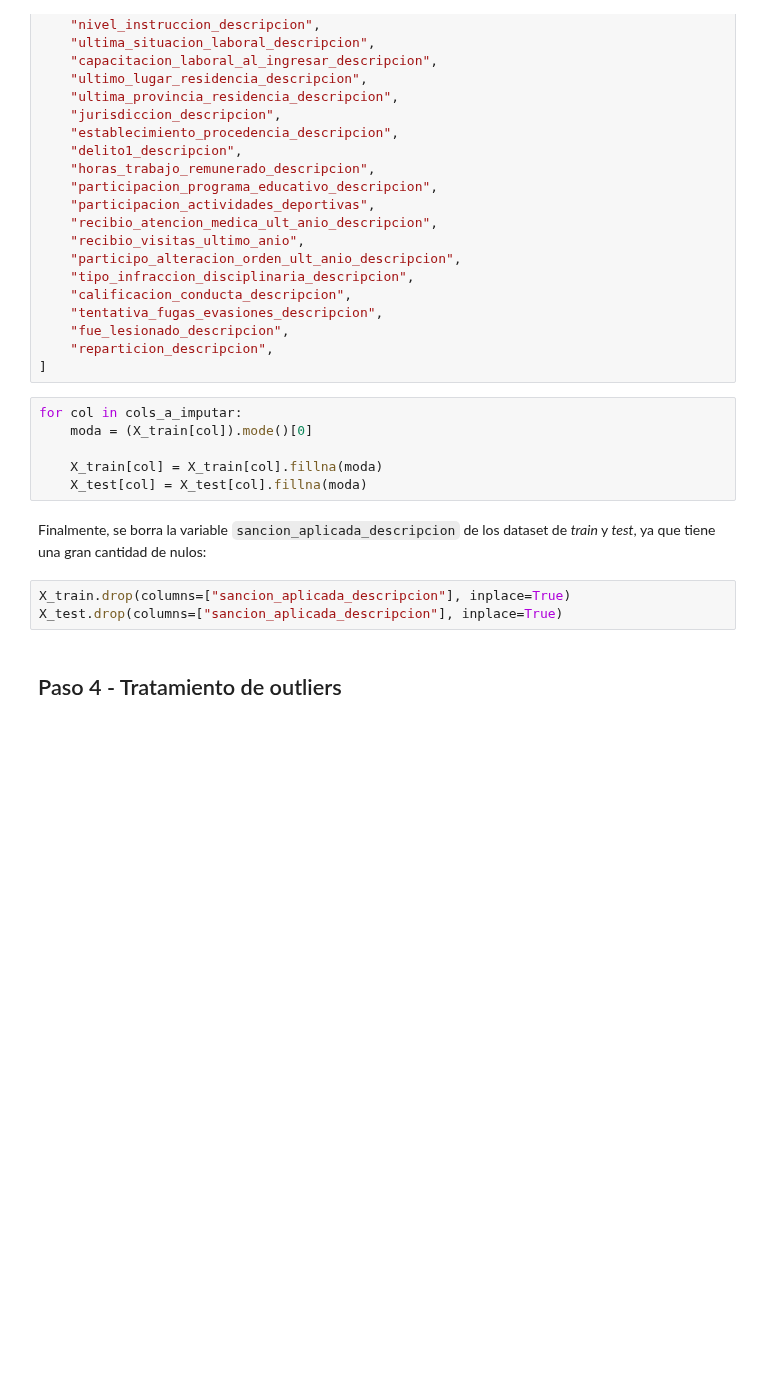
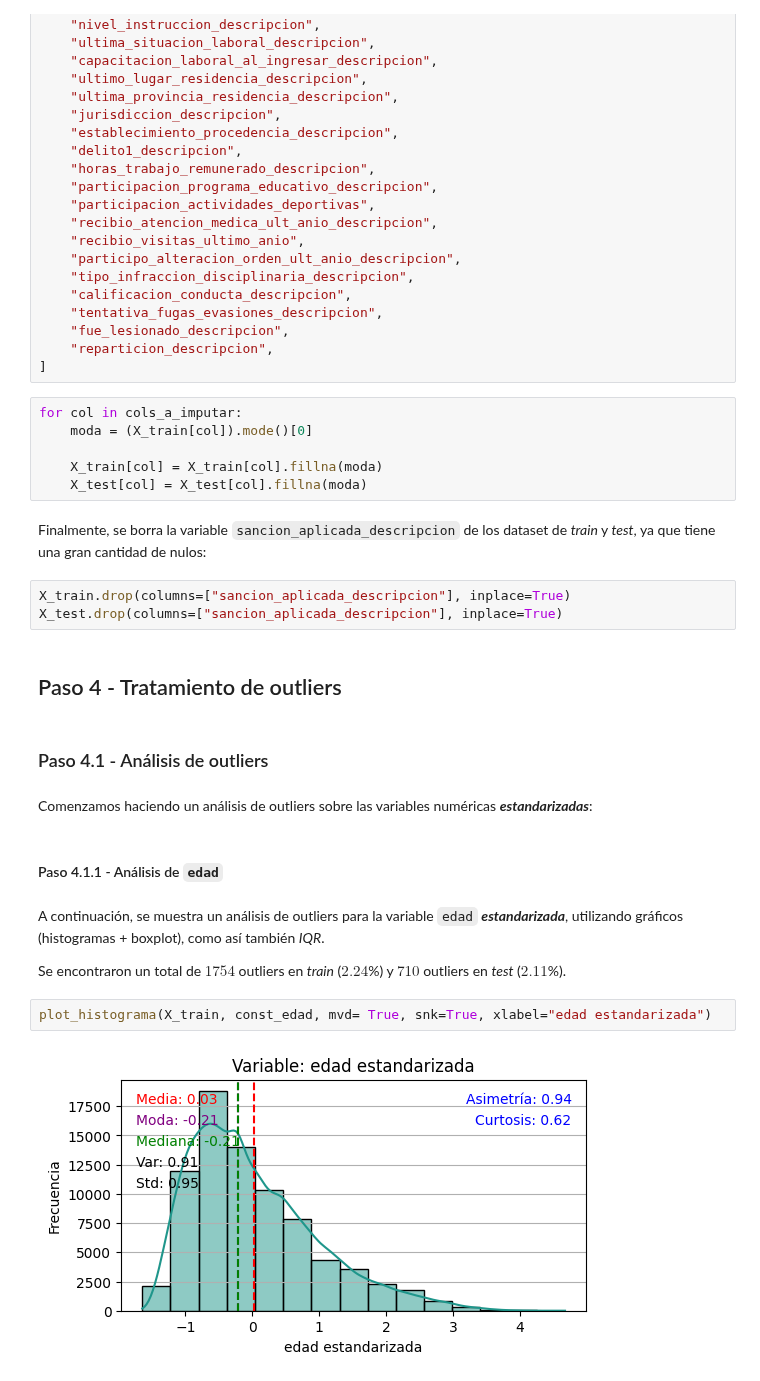
Before and after one commit to gasper-az/CEIA_Analisis_de_datos, a Jupyter notebook: trabajos_practicos/resolucion_tp_02/tp_02.ipynb, the cells around one changed output. Saved outputs shown, nothing was run; the diff lists cells and outputs as text; blank space fills up the shorter version.

Commit message:
[WIP][TP-02] Paso 4.1.4 - definición de estrategias para manejo de outliers -> en progreso

```diff
--- a/trabajos_practicos/resolucion_tp_02/tp_02.ipynb
+++ b/trabajos_practicos/resolucion_tp_02/tp_02.ipynb
@@ -660,3 +660,17 @@ X_train.drop(columns=["sancion_aplicada_descripcion"], inplace=True)
 X_test.drop(columns=["sancion_aplicada_descripcion"], inplace=True)
 # %% [markdown]
 ## Paso 4 - Tratamiento de outliers
+# %% [markdown]
+### Paso 4.1 - Análisis de outliers
+# %% [markdown]
+Comenzamos haciendo un análisis de outliers sobre las variables numéricas ***estandarizadas***:
+# %% [markdown]
+#### Paso 4.1.1 - Análisis de `edad`
+# %% [markdown]
+A continuación, se muestra un análisis de outliers para la variable `edad` ***estandarizada***, utilizando gráficos (histogramas + boxplot), como así también *IQR*.
+
+Se encontraron un total de $1754$ outliers en *train* ($2.24$%) y $710$ outliers en *test* ($2.11$%).
+# %%
+plot_histograma(X_train, const_edad, mvd= True, snk=True, xlabel="edad estandarizada")
+# %% [output]
+[figure, added]
```
Also changed, not shown: parts of 19 cells of this notebook.
